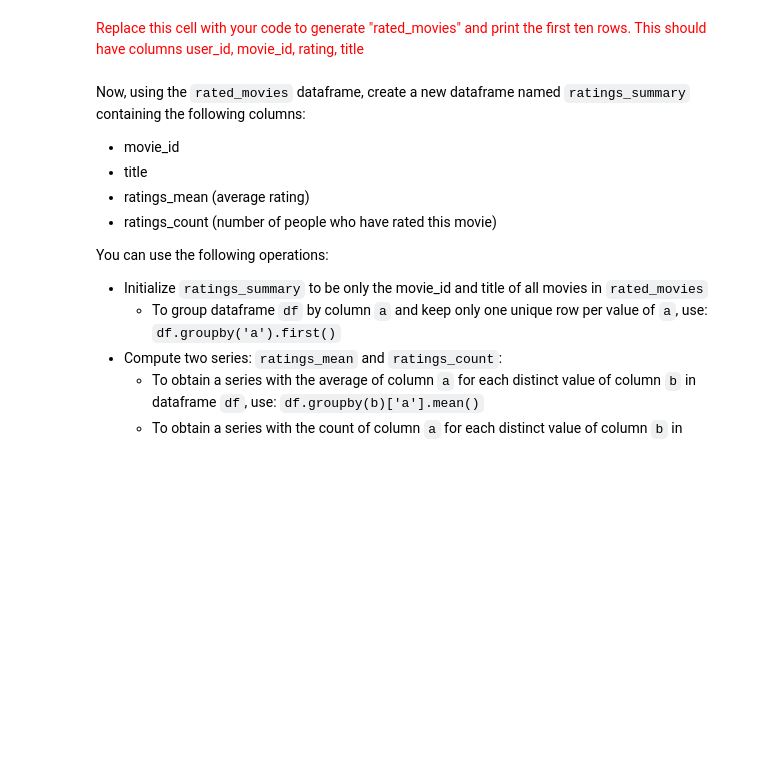
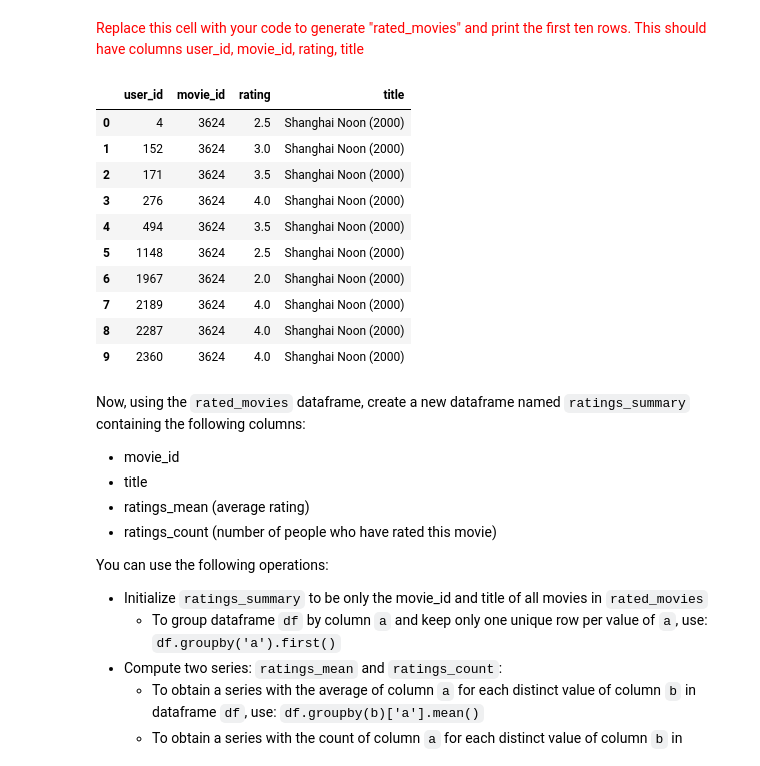
Before and after one commit to BernatQuintilla/data-mining-course, a Jupyter notebook: practicum/ps06/ps06_item_based_recsys.ipynb, the cells around one changed output. Cells and saved outputs as stored; diff of their text form; code cells hidden in the pictures; blank space fills up the shorter version.

```diff
--- a/practicum/ps06/ps06_item_based_recsys.ipynb
+++ b/practicum/ps06/ps06_item_based_recsys.ipynb
@@ -165,6 +182,23 @@ Firstly, create a new dataframe called "rated_movies" that is simply the "rating
 <font size="-1" color="gray">(Remove this cell when delivering.)</font>
 # %% [markdown]
 <font size="+1" color="red">Replace this cell with your code to generate "rated_movies" and print the first ten rows. This should have columns user_id, movie_id, rating, title</font>
+# %%
+rated_movies = ratings.drop('genres', axis=1)
+
+# Print the first ten rows of rated_movies
+rated_movies.head(10)
+# %% [output]
+|  | user_id | movie_id | rating | title |
+| 0 | 4 | 3624 | 2.5 | Shanghai Noon (2000) |
+| 1 | 152 | 3624 | 3.0 | Shanghai Noon (2000) |
+| 2 | 171 | 3624 | 3.5 | Shanghai Noon (2000) |
+| 3 | 276 | 3624 | 4.0 | Shanghai Noon (2000) |
+| 4 | 494 | 3624 | 3.5 | Shanghai Noon (2000) |
+| 5 | 1148 | 3624 | 2.5 | Shanghai Noon (2000) |
+| 6 | 1967 | 3624 | 2.0 | Shanghai Noon (2000) |
+| 7 | 2189 | 3624 | 4.0 | Shanghai Noon (2000) |
+| 8 | 2287 | 3624 | 4.0 | Shanghai Noon (2000) |
+| 9 | 2360 | 3624 | 4.0 | Shanghai Noon (2000) |
 # %% [markdown]
 Now, using the `rated_movies` dataframe, create a new dataframe named `ratings_summary` containing the following columns:
 
```
Also changed, not shown: parts of 13 cells of this notebook.
